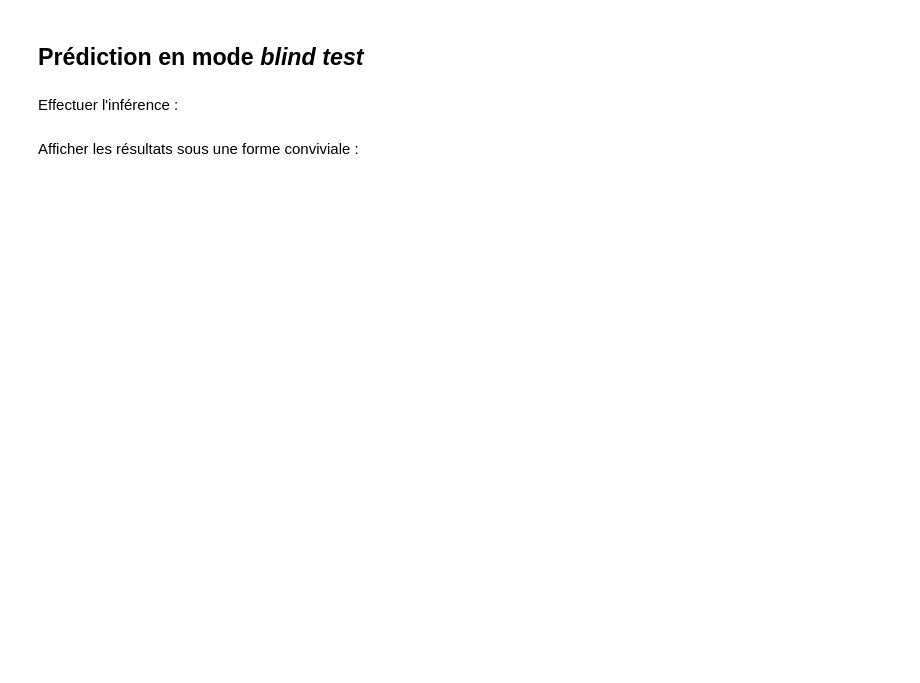
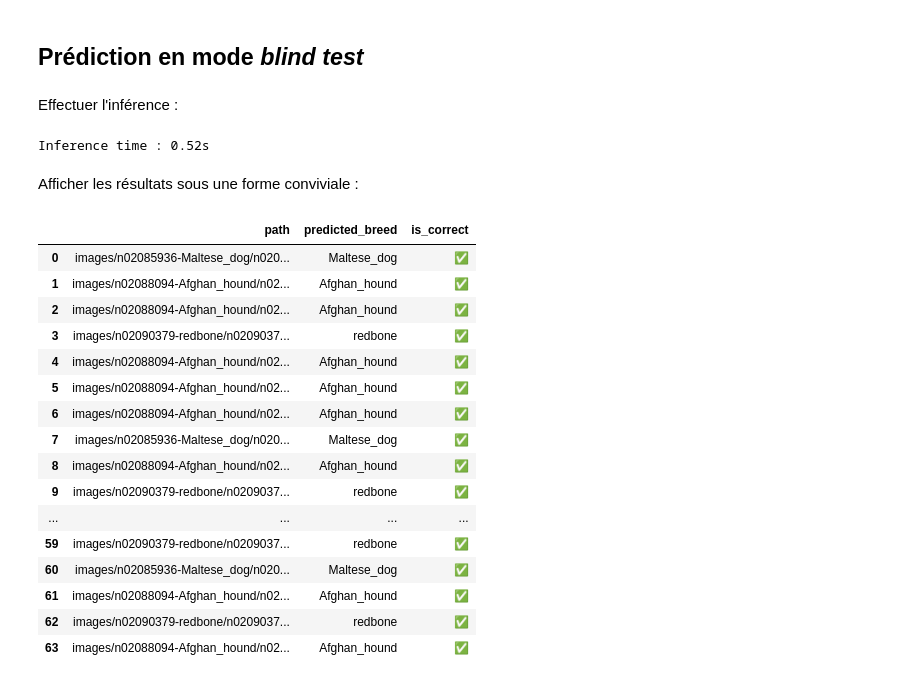
Before and after one commit to kirisakow/oc-dogs-cv-dl-poc, a Jupyter notebook: ISAKOV_Kiril_2_notebook_SoTA_model_052026.ipynb, the cells around one changed output. Drawn from its saved outputs; the diff is of its cells as text; code cells hidden in the pictures; blank space fills up the shorter version.

Commit message:
run SoTA model with finetuning (head, neck, and backbone) on 3 classes, 20 epochs, training time: 1m23s, inference time on sample size 64: 0.52s (on sample size 100: 0.81s)

```diff
--- a/ISAKOV_Kiril_2_notebook_SoTA_model_052026.ipynb
+++ b/ISAKOV_Kiril_2_notebook_SoTA_model_052026.ipynb
@@ -123,8 +131,7 @@ if os.path.exists(PATH_TO_MDL_STG1):
 else:
     logr.info(f"Training {experiment_name}")
     logr.info("Stage 1: freeze backbone, train head and neck")
-    PATH_TO_ORIG_MDL = f'models/{PRETR_MDL_LBL}.pt'
-    model = YOLO(PATH_TO_ORIG_MDL)
+    model = YOLO(f'{PRETR_MDL_LBL}.pt')
     results = model.train(
         batch=DEFAULT_BATCH_SIZE,
         data=TEMP_DIR_WITH_SYMLINKS,
@@ -227,8 +323,8 @@ Effectuer l'inférence :
 # %%
 DEFAULT_BLIND_TEST_SAMPLE_SIZE = 100
 blind_test_sample = np.random.choice(
-    input_img_paths,
-    size=DEFAULT_BLIND_TEST_SAMPLE_SIZE,
+    input_paths_test,
+    size=min(DEFAULT_BLIND_TEST_SAMPLE_SIZE, len(input_paths_test)),
     replace=False
 )
 start_time = time.perf_counter()
@@ -239,19 +335,38 @@ for path in blind_test_sample:
     predicted_class_idx.append(pred_idx)
 end_time = time.perf_counter()
 print(f"\nInference time : {end_time - start_time:.2f}s")
+# %% [output]
+Inference time : 0.52s
 # %% [markdown]
 Afficher les résultats sous une forme conviviale :
 # %%
 df = pd.DataFrame({
     'path': blind_test_sample,
-    'predicted_breed': [WORDNET_ID_REGEX_PTRN.split(CLASS_NAMES_SORTED[pred_idx])[1]
-                        for pred_idx in predicted_class_idx]
+    'predicted_breed': [CLASS_NAMES_SORTED[pred_idx] for pred_idx in predicted_class_idx]
 }, dtype=str)
 df['is_correct'] = df.apply(
     lambda row: '✅' if row['predicted_breed'] in row['path'] else '❗️',
     axis=1
 )
 default_max_rows = pd.options.display.max_rows
 pd.options.display.max_rows = DEFAULT_BLIND_TEST_SAMPLE_SIZE
 display(df)
 pd.options.display.max_rows = default_max_rows
+# %% [output]
+|  | path | predicted_breed | is_correct |
+| 0 | images/n02085936-Maltese_dog/n020... | Maltese_dog | ✅ |
+| 1 | images/n02088094-Afghan_hound/n02... | Afghan_hound | ✅ |
+| 2 | images/n02088094-Afghan_hound/n02... | Afghan_hound | ✅ |
+| 3 | images/n02090379-redbone/n0209037... | redbone | ✅ |
+| 4 | images/n02088094-Afghan_hound/n02... | Afghan_hound | ✅ |
+| 5 | images/n02088094-Afghan_hound/n02... | Afghan_hound | ✅ |
+| 6 | images/n02088094-Afghan_hound/n02... | Afghan_hound | ✅ |
+| 7 | images/n02085936-Maltese_dog/n020... | Maltese_dog | ✅ |
+| 8 | images/n02088094-Afghan_hound/n02... | Afghan_hound | ✅ |
+| 9 | images/n02090379-redbone/n0209037... | redbone | ✅ |
+| ... | ... | ... | ... |
+| 59 | images/n02090379-redbone/n0209037... | redbone | ✅ |
+| 60 | images/n02085936-Maltese_dog/n020... | Maltese_dog | ✅ |
+| 61 | images/n02088094-Afghan_hound/n02... | Afghan_hound | ✅ |
+| 62 | images/n02090379-redbone/n0209037... | redbone | ✅ |
+| 63 | images/n02088094-Afghan_hound/n02... | Afghan_hound | ✅ |
```
Also changed, not shown: parts of 5 cells of this notebook, 1 other file.
